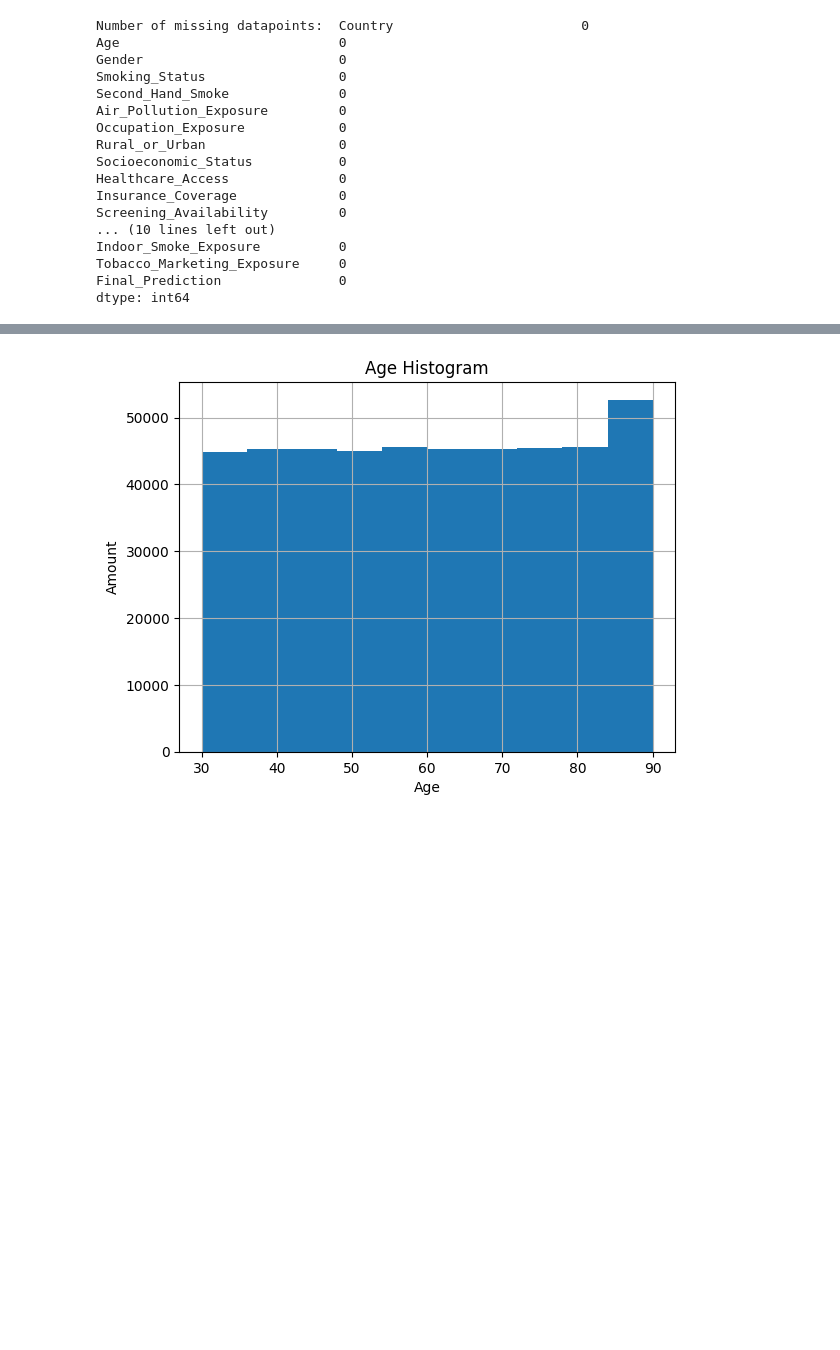
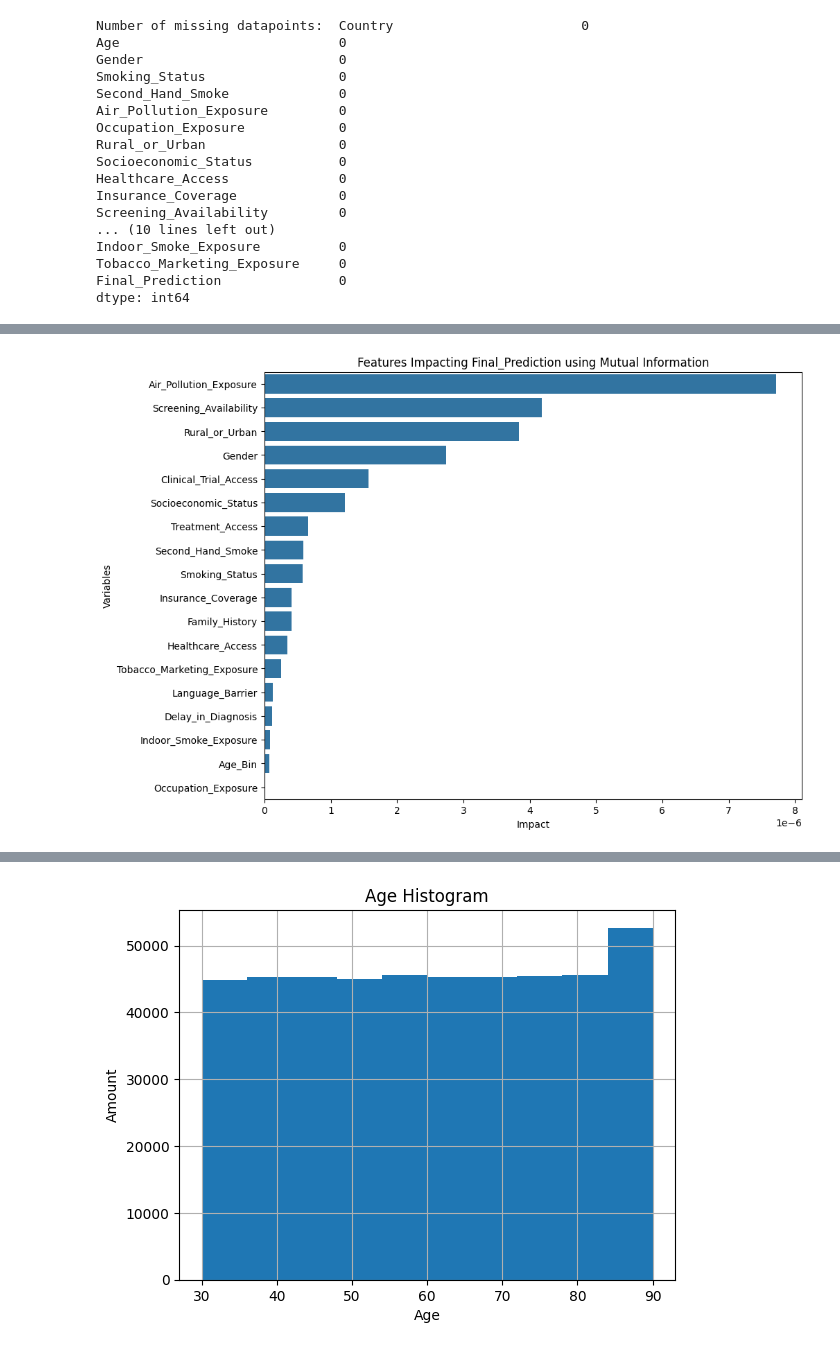
Before and after one commit to aaron-moler/DATA-601-Group-Project, a Jupyter notebook: lung_cancer_analysis.ipynb, the cells around one changed output, grey strips where cells are left out. Saved outputs shown, nothing was run; the diff lists cells and outputs as text; code cells hidden in the pictures; blank space fills up the shorter version.

```diff
--- a/lung_cancer_analysis.ipynb
+++ b/lung_cancer_analysis.ipynb
@@ -210 +248,5 @@ lungVisual.missing()
 [figure]
+# %%
+lungVisual.mutual_info_corr('Final_Prediction',['5_Year_Survival_Probability','Mortality_Risk','Country','Mutation_Type','Stage_at_Diagnosis','Cancer_Type','Age'])
+# %% [output]
+[figure, added]
```
Also changed, not shown: parts of 12 cells of this notebook, 3 other files.
